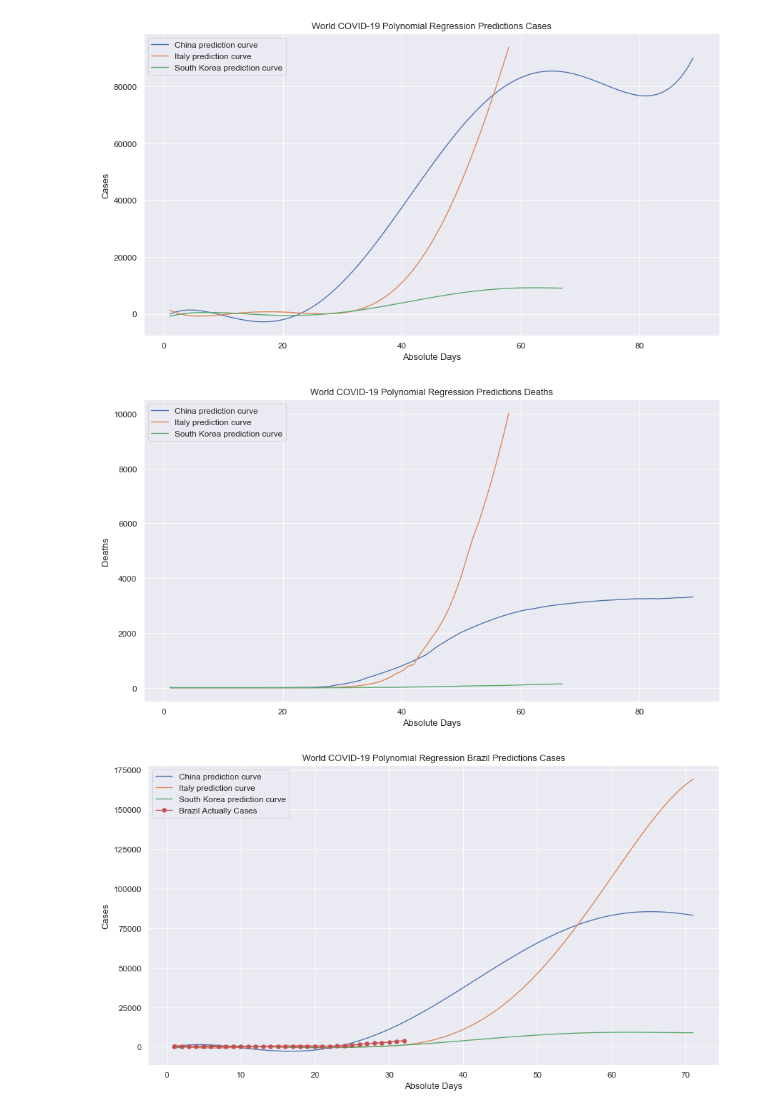
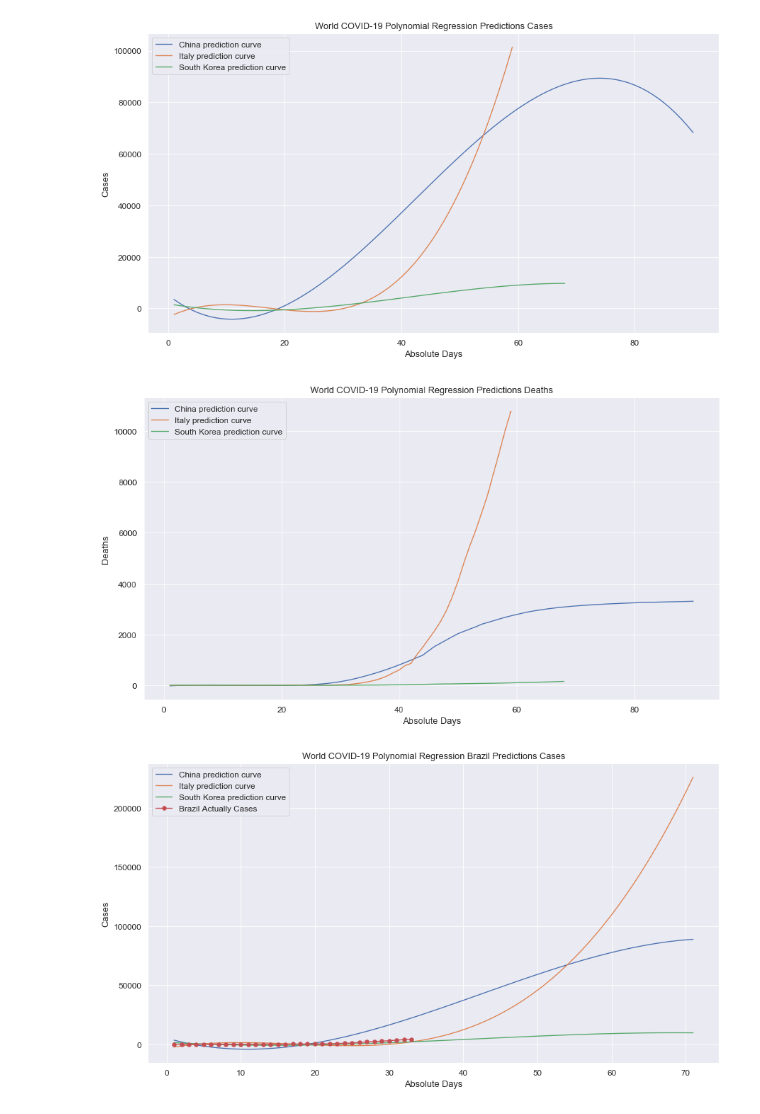
Before and after one commit to bkawakami/DataScienceCoronavirus2020, a Jupyter notebook: covid19_study.ipynb, the cells around one changed output. Cells and saved outputs as stored; diff of their text form; code cells hidden in the pictures.

Commit message:
fix polynomial regression

```diff
--- a/covid19_study.ipynb
+++ b/covid19_study.ipynb
@@ -311,7 +311,7 @@ y_italy_deaths = dfItaly.Deaths
 X_south_korea_deaths = dfSouthKorea.drop(["Date","Recovered","Deaths","Contagious"], axis=1)
 y_south_korea_deaths = dfSouthKorea.Deaths
 # %%
-polynomial_features= PolynomialFeatures(degree=5, include_bias=False)
+polynomial_features= PolynomialFeatures(degree=3, include_bias=False)
 
 X_china_poly = polynomial_features.fit_transform(X_china)
 X_italy_poly = polynomial_features.fit_transform(X_italy)
@@ -344,7 +344,7 @@ plt.ylabel("Cases")
 plt.legend(loc="upper left")
 plt.show()
 # %% [output]
-[figure, old version]
+[figure, new version]
 # %%
 poly_pred_china_deaths = poly_reg_china_deaths.predict(X_china_poly_deaths)
 poly_pred_italy_deaths = poly_reg_italy_deaths.predict(X_italy_poly_deaths)
@@ -361,35 +361,25 @@ plt.ylabel("Deaths")
 plt.legend(loc="upper left")
 plt.show()
 # %% [output]
-[figure, old version]
+[figure, new version]
 # %%
 brazil_data_prediction = dfNormDaysBrazil.drop(["Cases","Date","Recovered","Deaths","Contagious"], axis=1).values.reshape(-1, 1)
-polynomial_features= PolynomialFeatures(degree=5, include_bias=False)
 X_poly_predict = polynomial_features.fit_transform(brazil_data_prediction)
 
 brazil_predict_china = poly_reg_china.predict(X_poly_predict)
 brazil_predict_italy = poly_reg_italy.predict(X_poly_predict)
 brazil_predict_south_korea = poly_reg_south_korea.predict(X_poly_predict)
-
-china_cases_after_prediction = brazil_predict_china[(len(dfNormDaysBrazil.Cases.values[~np.isnan(dfNormDaysBrazil.Cases.values)])):]
-italy_cases_after_prediction = brazil_predict_italy[(len(dfNormDaysBrazil.Cases.values[~np.isnan(dfNormDaysBrazil.Cases.values)])):]
-south_korea_cases_after_prediction = brazil_predict_south_korea[(len(dfNormDaysBrazil.Cases.values[~np.isnan(dfNormDaysBrazil.Cases.values)])):]
-
-china_concatenate_cases = np.concatenate((dfNormDaysBrazil.Cases.values[~np.isnan(dfNormDaysBrazil.Cases.values)], china_cases_after_prediction))
-italy_concatenate_cases = np.concatenate((dfNormDaysBrazil.Cases.values[~np.isnan(dfNormDaysBrazil.Cases.values)], italy_cases_after_prediction))
-south_korea_concatenate_cases = np.concatenate((dfNormDaysBrazil.Cases.values[~np.isnan(dfNormDaysBrazil.Cases.values)], south_korea_cases_after_prediction))
-
 
 plt.figure(num=None, figsize=(13, 7), dpi=80, facecolor='w', edgecolor='k')
 plt.plot(brazil_data_prediction, brazil_predict_china, label="China prediction curve")
 plt.plot(brazil_data_prediction, brazil_predict_italy, label="Italy prediction curve")
 plt.plot(brazil_data_prediction, brazil_predict_south_korea, label="South Korea prediction curve")
 plt.plot(dfNormDaysBrazil.Day, dfNormDaysBrazil.Cases, '-o', label="Brazil Actually Cases")
 plt.title("World COVID-19 Polynomial Regression Brazil Predictions Cases")
 plt.xlabel("Absolute Days")
 plt.ylabel("Cases")
 plt.legend(loc="upper left")
 plt.show()
 # %% [output]
-[figure, old version]
+[figure, new version]
 # %%
```
Also changed, not shown: parts of 5 cells of this notebook, 6 other files.
